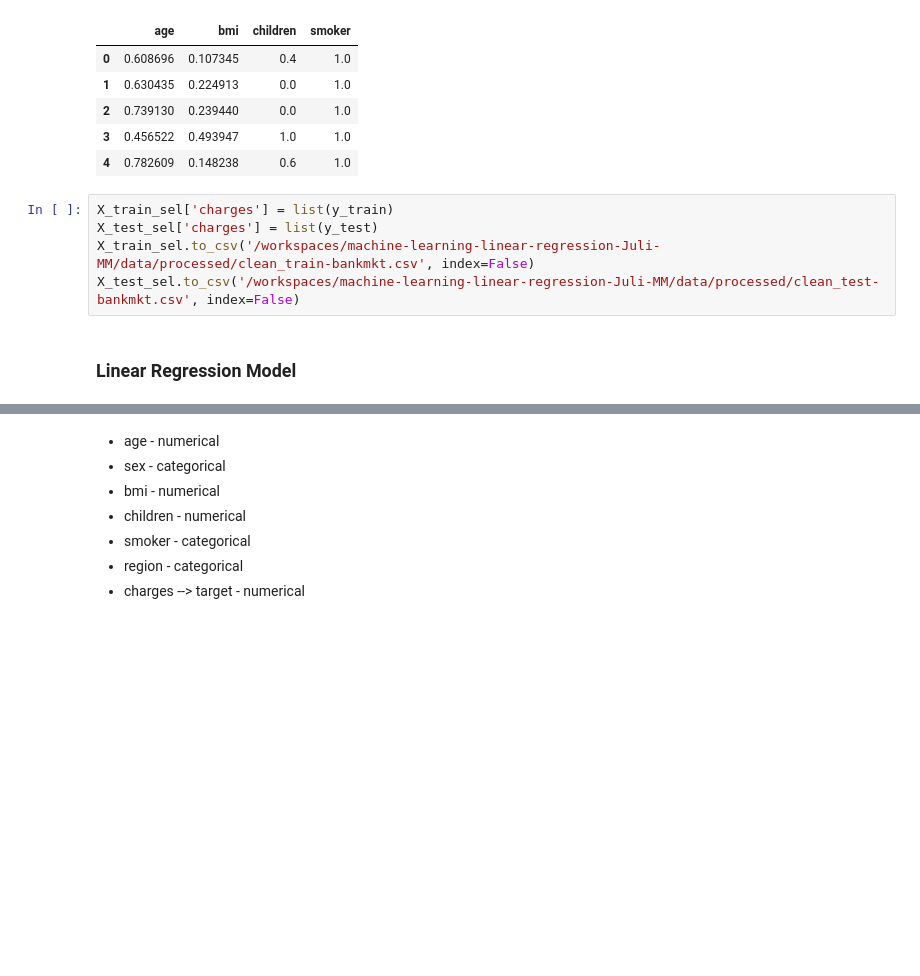
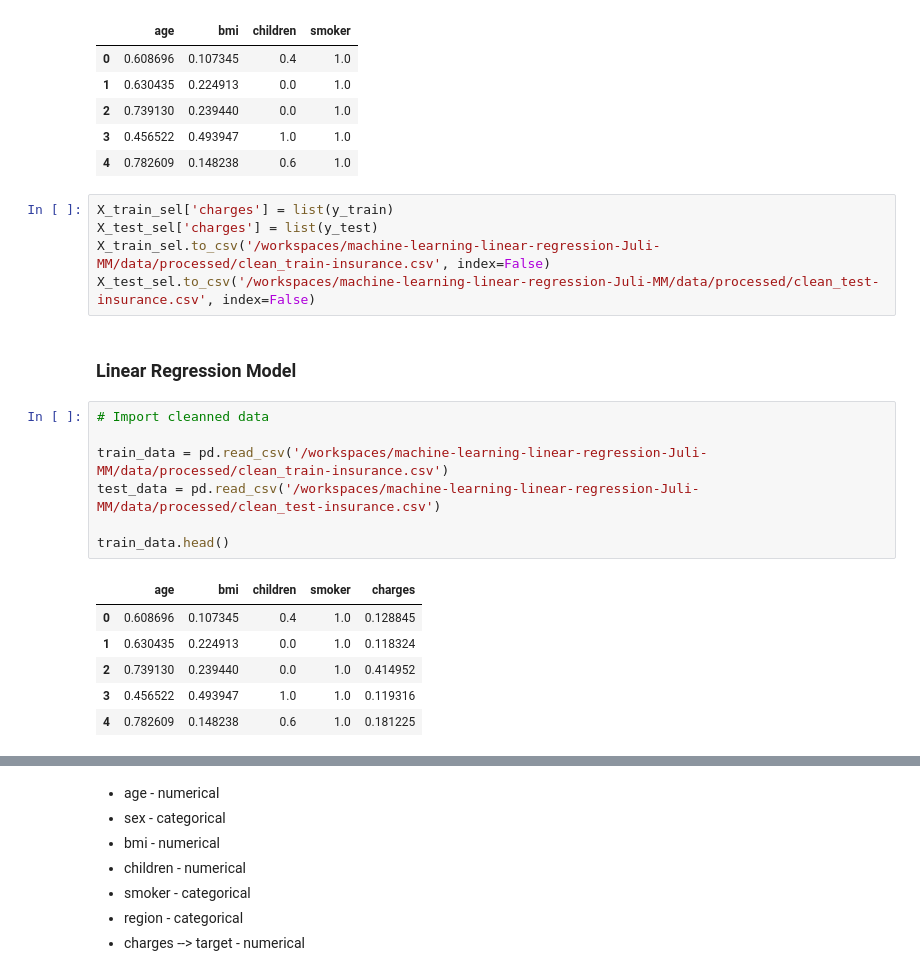
Before and after one commit to 4GeeksAcademy/machine-learning-regularized-linear-regression-Juli-MM, a Jupyter notebook: src/explore.ipynb, the cells around one changed output, grey strips where cells are left out. Drawn from its saved outputs; the diff is of its cells as text; blank space fills up the shorter version.

```diff
--- a/src/explore.ipynb
+++ b/src/explore.ipynb
@@ -398,7 +398,21 @@ X_train_sel.head()
 # %%
 X_train_sel['charges'] = list(y_train)
 X_test_sel['charges'] = list(y_test)
-X_train_sel.to_csv('/workspaces/machine-learning-linear-regression-Juli-MM/data/processed/clean_train-bankmkt.csv', index=False)
-X_test_sel.to_csv('/workspaces/machine-learning-linear-regression-Juli-MM/data/processed/clean_test-bankmkt.csv', index=False)
+X_train_sel.to_csv('/workspaces/machine-learning-linear-regression-Juli-MM/data/processed/clean_train-insurance.csv', index=False)
+X_test_sel.to_csv('/workspaces/machine-learning-linear-regression-Juli-MM/data/processed/clean_test-insurance.csv', index=False)
 # %% [markdown]
 ### Linear Regression Model
+# %%
+# Import cleanned data
+
+train_data = pd.read_csv('/workspaces/machine-learning-linear-regression-Juli-MM/data/processed/clean_train-insurance.csv')
+test_data = pd.read_csv('/workspaces/machine-learning-linear-regression-Juli-MM/data/processed/clean_test-insurance.csv')
+
+train_data.head()
+# %% [output]
+|  | age | bmi | children | smoker | charges |
+| 0 | 0.608696 | 0.107345 | 0.4 | 1.0 | 0.128845 |
+| 1 | 0.630435 | 0.224913 | 0.0 | 1.0 | 0.118324 |
+| 2 | 0.739130 | 0.239440 | 0.0 | 1.0 | 0.414952 |
+| 3 | 0.456522 | 0.493947 | 1.0 | 1.0 | 0.119316 |
+| 4 | 0.782609 | 0.148238 | 0.6 | 1.0 | 0.181225 |
```
Also changed, not shown: parts of 8 cells of this notebook, 2 other files.
